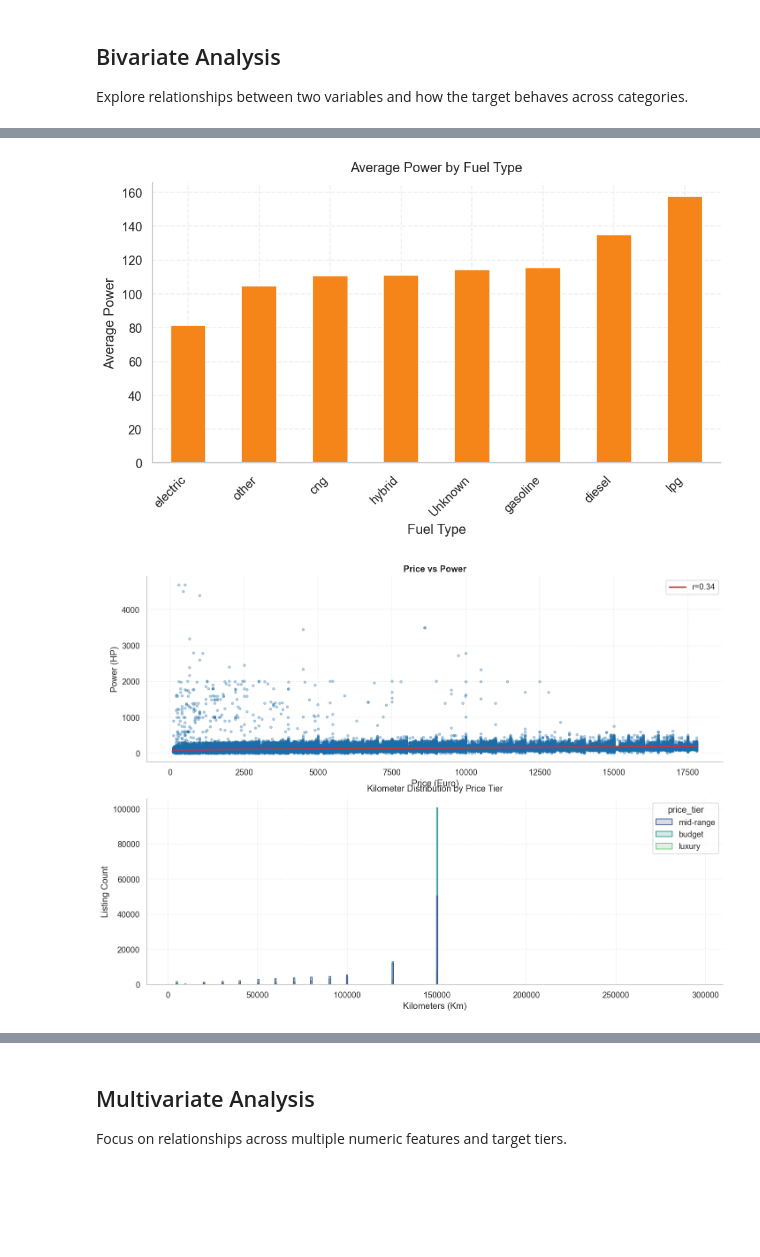
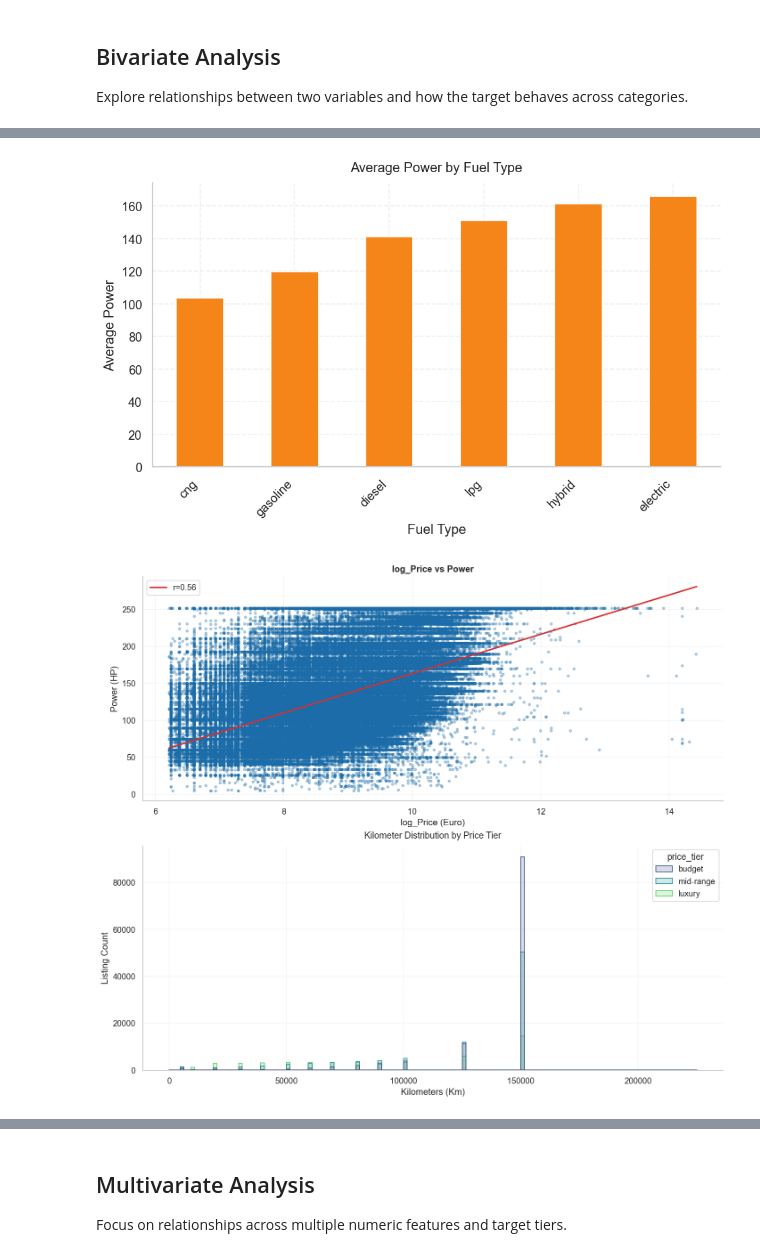
Before and after one commit to AhmedHamdiy/Used-Car-Value-Tier-Prediction, a Jupyter notebook: notebooks/eda.ipynb, the cells around one changed output, grey strips where cells are left out. Cells and saved outputs as stored; diff of their text form; code cells hidden in the pictures; blank space fills up the shorter version.

Commit message:
Get needed EDA plots

```diff
--- a/notebooks/eda.ipynb
+++ b/notebooks/eda.ipynb
@@ -23,7 +23,7 @@ plt.rcParams.update({
     "grid.linestyle": "--",
 })
 # %%
-data_path = "../data/processed/validated_data.csv"
+data_path = "../data/processed/clean_data.csv"
 
 df = pd.read_csv(data_path)
 print(f"Rows: {df.shape[0]}, Columns: {df.shape[1]}")
@@ -400,66 +404,68 @@ style_axis(ax, "Average Power by Fuel Type", xlabel="Fuel Type", ylabel="Average
 plt.xticks(rotation=45, ha="right")
 plt.tight_layout()
 # %% [output]
-[figure, old version]
+[figure, new version]
 # %%
 # ─── 2. BIVARIATE: Price vs Freight + Review by Category ──────────────────
 # WHY: Scatter reveals correlation between order value and shipping cost.
 #      Box plots compare distributions across groups.
 
-fig, axes = plt.subplots(2, 1, figsize=(14, 10))
+fig, axes = plt.subplots(2, 1, figsize=(14, 12))
 
 # ─── Plot 2a: Scatter + Regression Line (Price vs Freight) ────────────────
 # Sample 3000 rows to avoid overplotting (100k points would be a solid blob)
 sample = df[['price', 'power']].dropna()
+sample['log_price'] = np.log(sample['price'])
 # random_state=42 makes sampling reproducible (same 3000 rows every run)
 
 axes[0].scatter(
-    sample['price'],  # X-axis: order price
-    sample['power'],  # Y-axis: shipping cost
-    alpha=0.3,  # Low opacity → overlapping points show density
+    sample['log_price'],
+    sample['power'],
+    alpha=0.3,
     color='#1B6CA8',
-    s=10,  # s = marker size in points² (small → less clutter)
+    s=10,
 )
 
 # Compute regression: returns slope m, intercept b, correlation r, p-value, std_err
-m, b, r, p, _ = stats.linregress(sample['price'], sample['power'])
+m, b, r, p, _ = stats.linregress(sample['log_price'], sample['power'])
 
 # Draw the regression line: y = m*x + b
-x_line = np.linspace(sample['price'].min(), sample['price'].max(), 100)
+x_line = np.linspace(sample['log_price'].min(), sample['log_price'].max(), 100)
 axes[0].plot(
     x_line,
     m * x_line + b,
     color='#D63031',
     lw=2,  # Red line, linewidth=2
     label=f'r={r:.2f}',
 )  # Show r value (correlation) in legend
 
 axes[0].legend()  # Display the label we set above
-axes[0].set_xlabel('Price (Euro)')
+axes[0].set_xlabel('log_Price (Euro)')
 axes[0].set_ylabel('Power (HP)')
-axes[0].set_title('Price vs Power', fontsize=12, fontweight='bold')
+axes[0].set_title('log_Price vs Power', fontsize=12, fontweight='bold')
+
 
 sns.histplot(
     data=df,
     x='kilometer',
     hue='price_tier',
     element="step",       # 'step' creates a clean outline, better for comparing tiers
     palette='viridis',    # High-contrast palette for stakeholders
     ax=axes[1],
     alpha=0.2,            # Transparency helps see overlaps in mileage between tiers
 )
 
 # Apply consistent styling based on Beautifull-Dashboard.py
 style_axis(
     ax=axes[1],
     title='Kilometer Distribution by Price Tier',
     ylabel='Listing Count',
     xlabel='Kilometers (Km)'
 )
 
 
 plt.show()
 # %% [output]
-[figure, old version]
+[figure, new version]
 # %%
 x = df["yearOfRegistration"]
```
Also changed, not shown: parts of 14 cells of this notebook, 4 other files.
